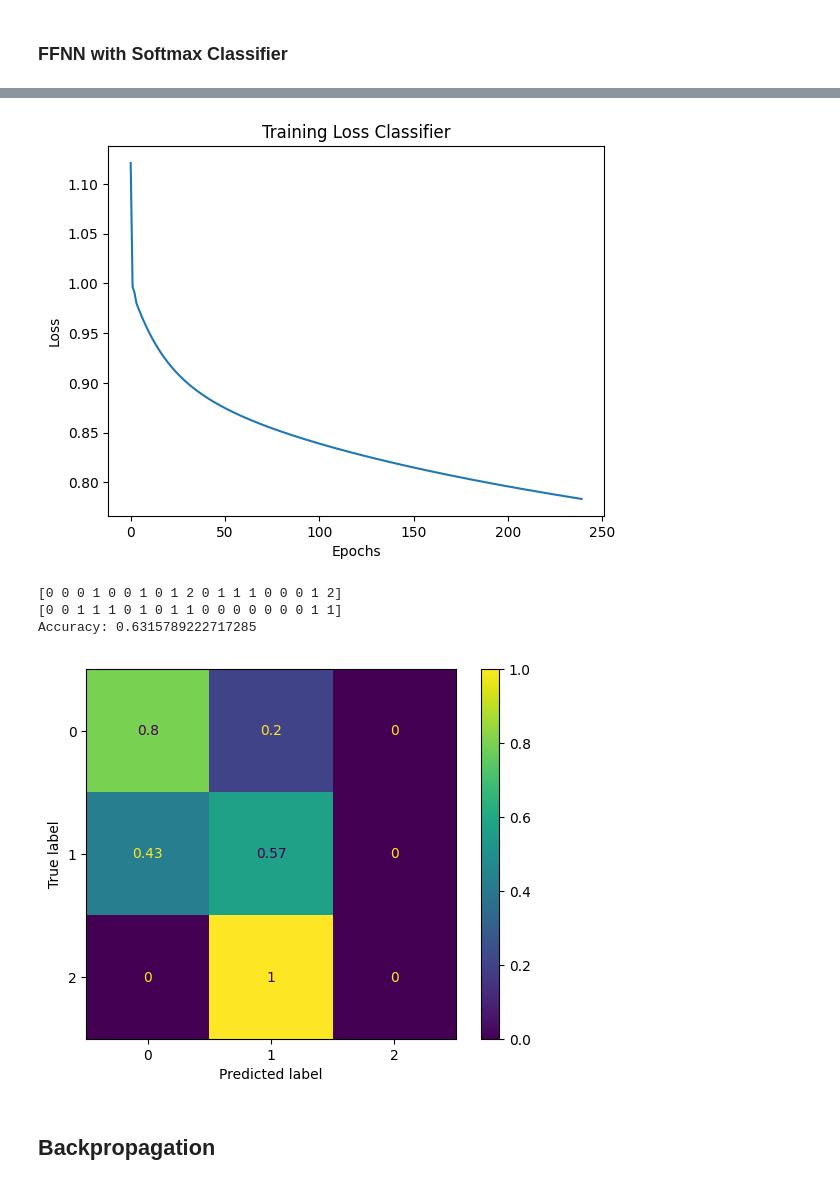
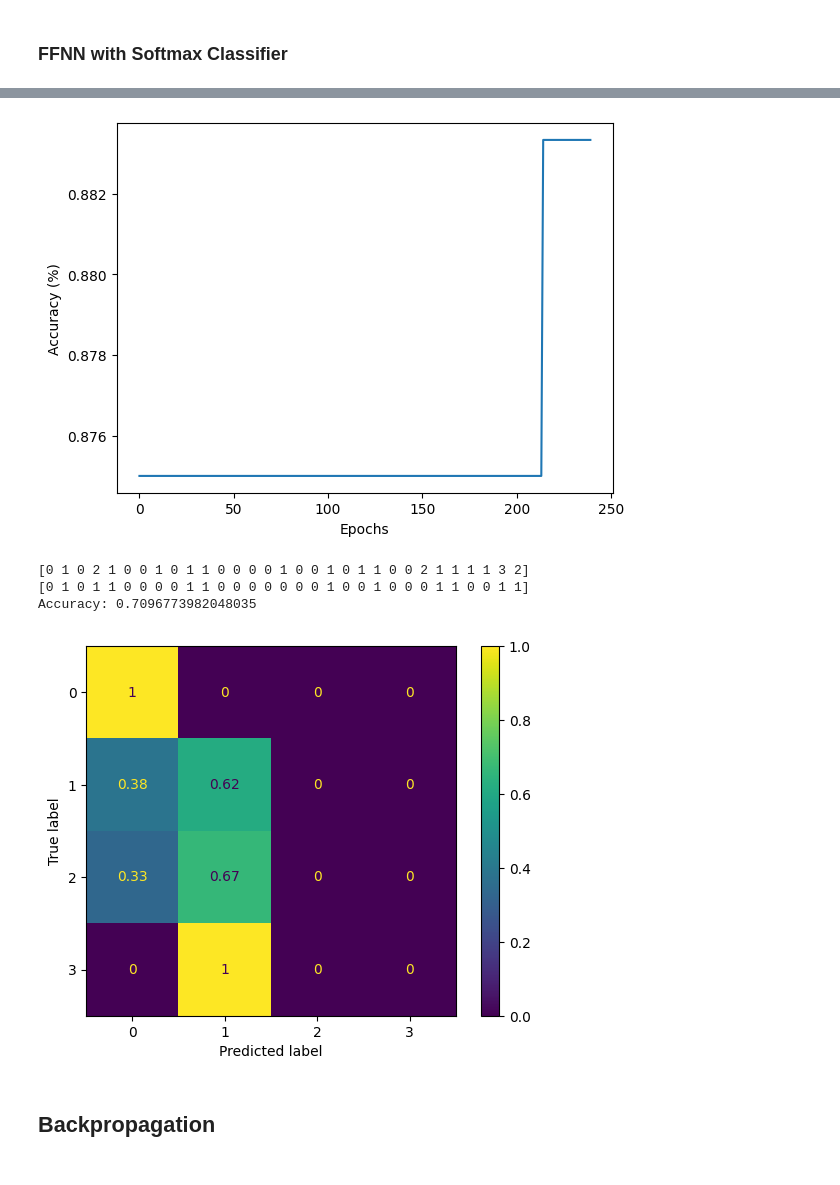
Before and after one commit to Floris93100/Blackjack-FFNN, a Jupyter notebook: src/FFNN_blackjack.ipynb, the cells around one changed output, grey strips where cells are left out. Drawn from its saved outputs; the diff is of its cells as text; code cells hidden in the pictures.

```diff
--- a/src/FFNN_blackjack.ipynb
+++ b/src/FFNN_blackjack.ipynb
@@ -333,14 +331,14 @@ def print_accuracy(model_predictions, y):
 
     ConfusionMatrixDisplay.from_predictions(y, predictions, normalize="true")
 
-def plot_losses(data, title, filename):
-    np.savetxt(f'../data/{filename}_losses.csv', data, delimiter=',')
+def plot_accuracy(data, title, filename):
+    np.savetxt(f'../data/{filename}_accuracy.csv', data, delimiter=',')
 
     plt.plot(np.array(data))
 
-    plt.ylabel("Loss")
+    plt.ylabel("Accuracy (%)")
     plt.xlabel("Epochs")
-    plt.savefig(f"../figures/{filename}_losses.png", dpi='figure', format=None)
+    plt.savefig(f"../figures/{filename}_accuracy.png", dpi='figure', format=None)
     plt.show()
 # %% [markdown]
 ### Balanced Data FFNN
@@ -519,11 +501,11 @@ Best model: ([9, 30, 30], 0.6, 0.03, 500, 1), with risk: 0.4
 # %%
 # Best model hyperparameters
-architecture_best = best_model[0]
-threshold_best = best_model[1]
-learning_rate_best = best_model[2]
-epochs = 240 #1000?
-batch_size = best_model[3]
-lr_decay = best_model[4]
+architecture_best = [9,500,500,500,500]
+threshold_best = 0.5
+learning_rate_best = 0.01
+epochs = 240
+batch_size = 32
+lr_decay = 0
 
 print(f"Best model: {architecture_best}, thr={threshold_best}, lr={learning_rate_best}, batch_size={batch_size}, lr_decay={lr_decay}")
 
@@ -558,12 +544,6 @@ Accuracy: 0.0
 # %% [markdown]
 ### FFNN with Softmax Classifier
 # %%
-architecture_best = best_model[0]
-threshold_best = best_model[1]
-learning_rate_best = best_model[2]
-batch_size = best_model[3]
-lr_decay = best_model[4]
-
 # Create equal model with classifier
 model = FFNN(
     device=device,
@@ -578,7 +558,7 @@ model = FFNN(
 
 model.load_model('../models/best_model.pth')
 # %%
-classifier_layer_loss = model.train_classifier(x_train.to(device), y_train_OH.to(device), epochs, batch_size)
+classifier_layer_accuracy = model.train_classifier(x_train.to(device), y_train_OH.to(device), epochs, batch_size)
 torch.save(model.classifier.state_dict(), '../models/softmax_model_classifier.pth')
 # %% [output]
 Training Softmax
@@ -587,12 +566,12 @@ Last epoch loss: 0.7832029859224955
 # %%
-plot_losses(classifier_layer_loss, "Training Loss Classifier", "classifier")
+plot_accuracy(classifier_layer_accuracy, "Training Loss Classifier", "classifier")
 print_accuracy(model.predict_classifier(x_test.to(device)),y_test)
 # %% [output]
-[figure, old version]
+[figure, new version]
-[0 0 0 1 0 0 1 0 1 2 0 1 1 1 0 0 0 1 2]
-[0 0 1 1 1 0 1 0 1 1 0 0 0 0 0 0 0 1 1]
-Accuracy: 0.6315789222717285
+[0 1 0 2 1 0 0 1 0 1 1 0 0 0 0 1 0 0 1 0 1 1 0 0 2 1 1 1 1 3 2]
+[0 1 0 1 1 0 0 0 0 1 1 0 0 0 0 0 0 0 1 0 0 1 0 0 0 1 1 0 0 1 1]
+Accuracy: 0.7096773982048035
-[figure, old version]
+[figure, new version]
 # %% [markdown]
 ## Backpropagation
 # %%
```
Also changed, not shown: parts of 21 cells of this notebook, 2 other files.
